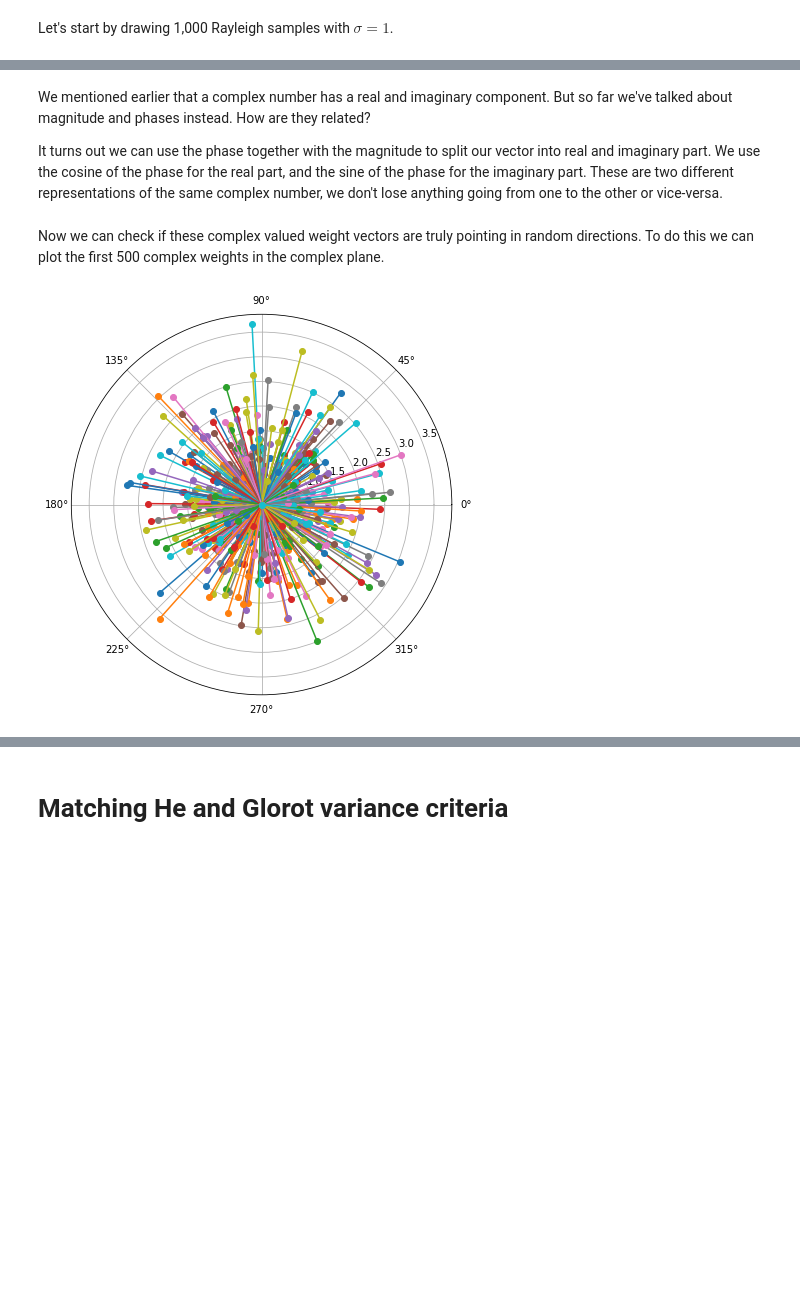
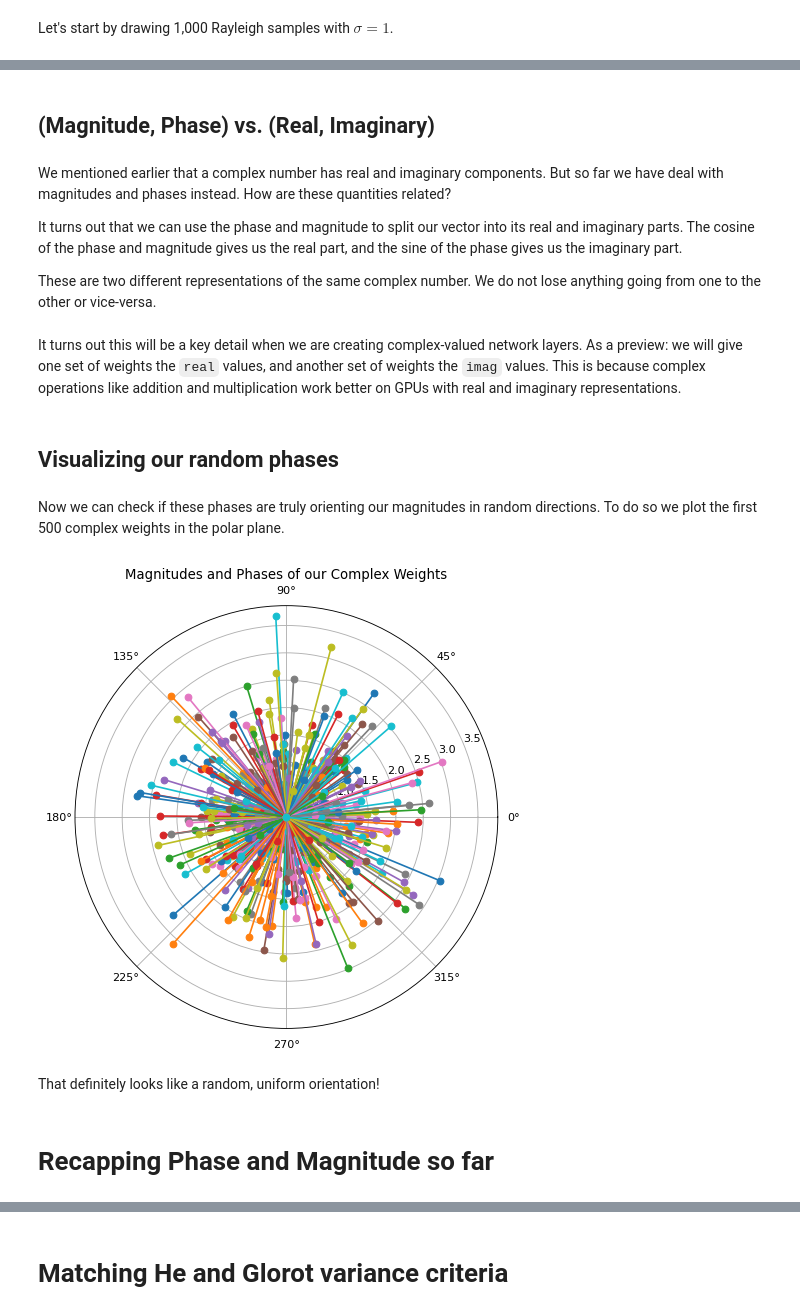
Before and after one commit to enzokro/chaski, a Jupyter notebook: nbs/blog/posts/2022-08-20-rayleigh-init/index.ipynb, the cells around one changed output, grey strips where cells are left out. Drawn from its saved outputs; the diff is of its cells as text; code cells hidden in the pictures; blank space fills up the shorter version.

```diff
--- a/nbs/blog/posts/2022-08-20-rayleigh-init/index.ipynb
+++ b/nbs/blog/posts/2022-08-20-rayleigh-init/index.ipynb
@@ -220,8 +516,12 @@ Adding this random uniform phase is straightforward. We pick uniform samples fro
 # %%
 # pick random directions along the unit circle
 phase = rand.uniform(low=-np.pi, high=np.pi, size=ray_vals.shape)
+# %% [markdown]
+## (Magnitude, Phase) vs. (Real, Imaginary)
 # %% [markdown]
-We mentioned earlier that a complex number has a real and imaginary component. But so far we've talked about magnitude and phases instead. How are they related?
+We mentioned earlier that a complex number has real and imaginary components. But so far we have deal with magnitudes and phases instead. How are these quantities related?
 
-It turns out we can use the phase together with the magnitude to split our vector into real and imaginary part. We use the cosine of the phase for the real part, and the sine of the phase for the imaginary part. These are two different representations of the same complex number, we don't lose anything going from one to the other or vice-versa.
+It turns out that we can use the phase and magnitude to split our vector into its real and imaginary parts. The cosine of the phase and magnitude gives us the real part, and the sine of the phase gives us the imaginary part.
+
+These are two different representations of the same complex number. We do not lose anything going from one to the other or vice-versa.
 # %%
@@ -228,20 +529,32 @@ It turns out we can use the phase together with the magnitude to split our vecto
 real = ray_vals * np.cos(phase)
 imag = ray_vals * np.sin(phase)
+# %% [markdown]
+It turns out this will be a key detail when we are creating complex-valued network layers. As a preview: we will give one set of weights the `real` values, and another set of weights the `imag` values. This is because complex operations like addition and multiplication work better on GPUs with real and imaginary representations.
+# %% [markdown]
+## Visualizing our random phases
 # %% [markdown]
-Now we can check if these complex valued weight vectors are truly pointing in random directions. To do this we can plot the first 500 complex weights in the complex plane.
+Now we can check if these phases are truly orienting our magnitudes in random directions. To do so we plot the first 500 complex weights in the polar plane.
 # %%
+#|panel: center
+
 # indexes for the first 500 random weights
 chosen_samples = range(500)
 
 # plot these first complex weights
-plt.figure(figsize=(8,7))
+plt.figure(figsize=(8,7), dpi=80)
 for idx in chosen_samples:
 
     # index into phase and magnitude variables
     angle,mag = phase[idx],ray_vals[idx]
 
     # plot them starting from the origin
     plt.polar([0,angle], [0,mag], marker='o')
+
+plt.title('Magnitudes and Phases of our Complex Weights');
 # %% [output]
-[figure, old version]
+[figure, new version]
+# %% [markdown]
+That definitely looks like a random, uniform orientation!
+# %% [markdown]
+# Recapping Phase and Magnitude so far
 # %% [markdown]
```
Also changed, not shown: parts of 102 cells of this notebook, 4 other files.
